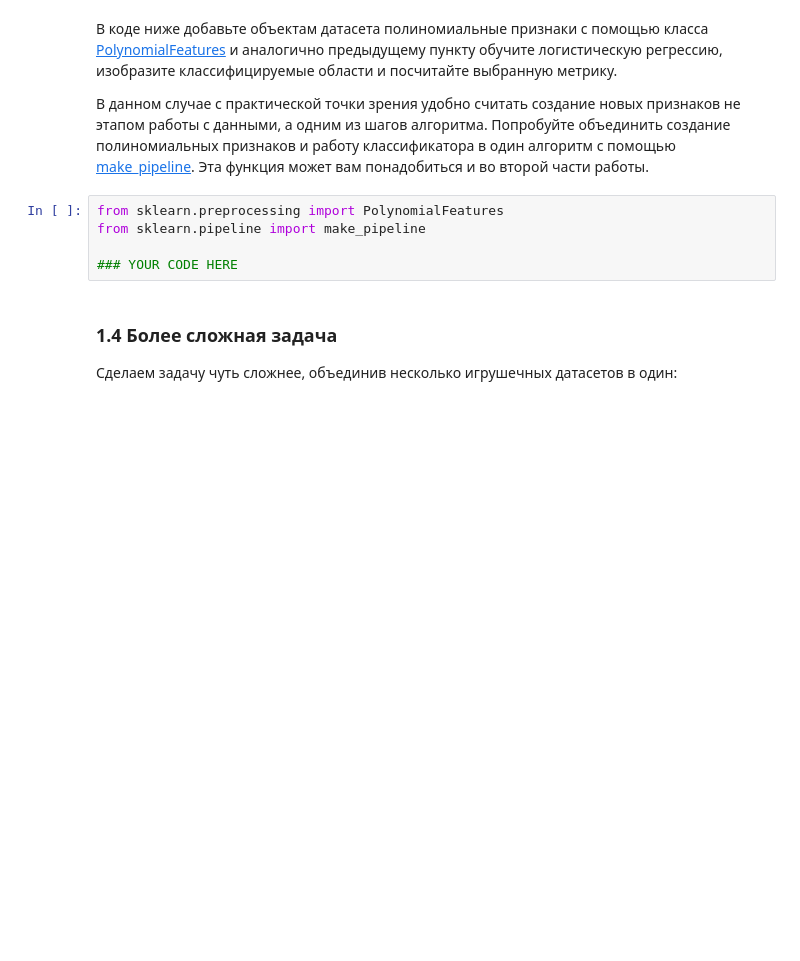
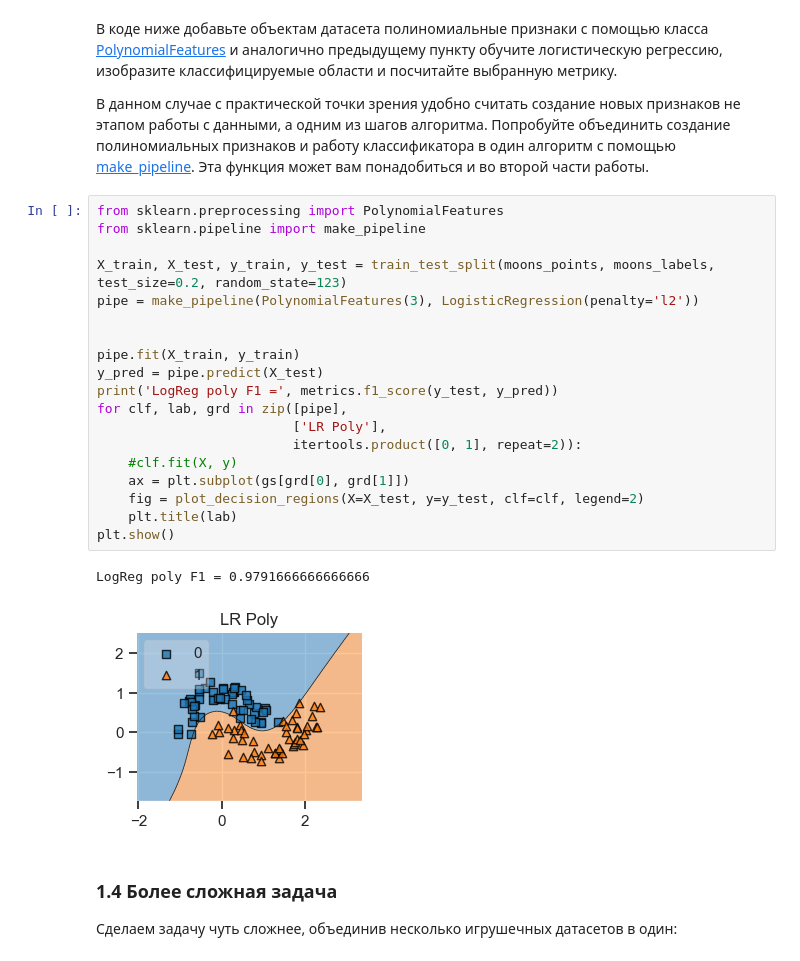
Before and after one commit to vsedykh/mipt, a Jupyter notebook: ML_hw/hw3_linclass_hyperopt.ipynb, the cells around one changed output. Drawn from its saved outputs; the diff is of its cells as text; blank space fills up the shorter version.

```diff
--- a/ML_hw/hw3_linclass_hyperopt.ipynb
+++ b/ML_hw/hw3_linclass_hyperopt.ipynb
@@ -72,11 +149,28 @@ $$ \omega_0 + x_1 \cdot \omega_1 + x_2 \cdot \omega_2 + x_1 \cdot x_2 \cdot \ome
 В коде ниже добавьте объектам датасета полиномиальные признаки с помощью класса [PolynomialFeatures](https://scikit-learn.org/stable/modules/generated/sklearn.preprocessing.PolynomialFeatures.html) и аналогично предыдущему пункту обучите логистическую регрессию, изобразите классифицируемые области и посчитайте выбранную метрику.
 
 В данном случае с практической точки зрения удобно считать создание новых признаков не этапом работы с данными, а одним из шагов алгоритма. Попробуйте объединить создание полиномиальных признаков и работу классификатора в один алгоритм с помощью [make_pipeline](https://scikit-learn.org/stable/modules/generated/sklearn.pipeline.make_pipeline.html). Эта функция может вам понадобиться и во второй части работы.
-# %%
-from sklearn.preprocessing import PolynomialFeatures
-from sklearn.pipeline import make_pipeline
-
-### YOUR CODE HERE
+# %%
+from sklearn.preprocessing import PolynomialFeatures
+from sklearn.pipeline import make_pipeline
+
+X_train, X_test, y_train, y_test = train_test_split(moons_points, moons_labels, test_size=0.2, random_state=123)
+pipe = make_pipeline(PolynomialFeatures(3), LogisticRegression(penalty='l2'))
+
+
+pipe.fit(X_train, y_train)
+y_pred = pipe.predict(X_test)
+print('LogReg poly F1 =', metrics.f1_score(y_test, y_pred))
+for clf, lab, grd in zip([pipe],
+                         ['LR Poly'],
+                         itertools.product([0, 1], repeat=2)):
+    #clf.fit(X, y)
+    ax = plt.subplot(gs[grd[0], grd[1]])
+    fig = plot_decision_regions(X=X_test, y=y_test, clf=clf, legend=2)
+    plt.title(lab)
+plt.show()
+# %% [output]
+LogReg poly F1 = 0.9791666666666666
+[figure, added]
 # %% [markdown]
 ### 1.4 Более сложная задача
 
```
Also changed, not shown: parts of 12 cells of this notebook.
